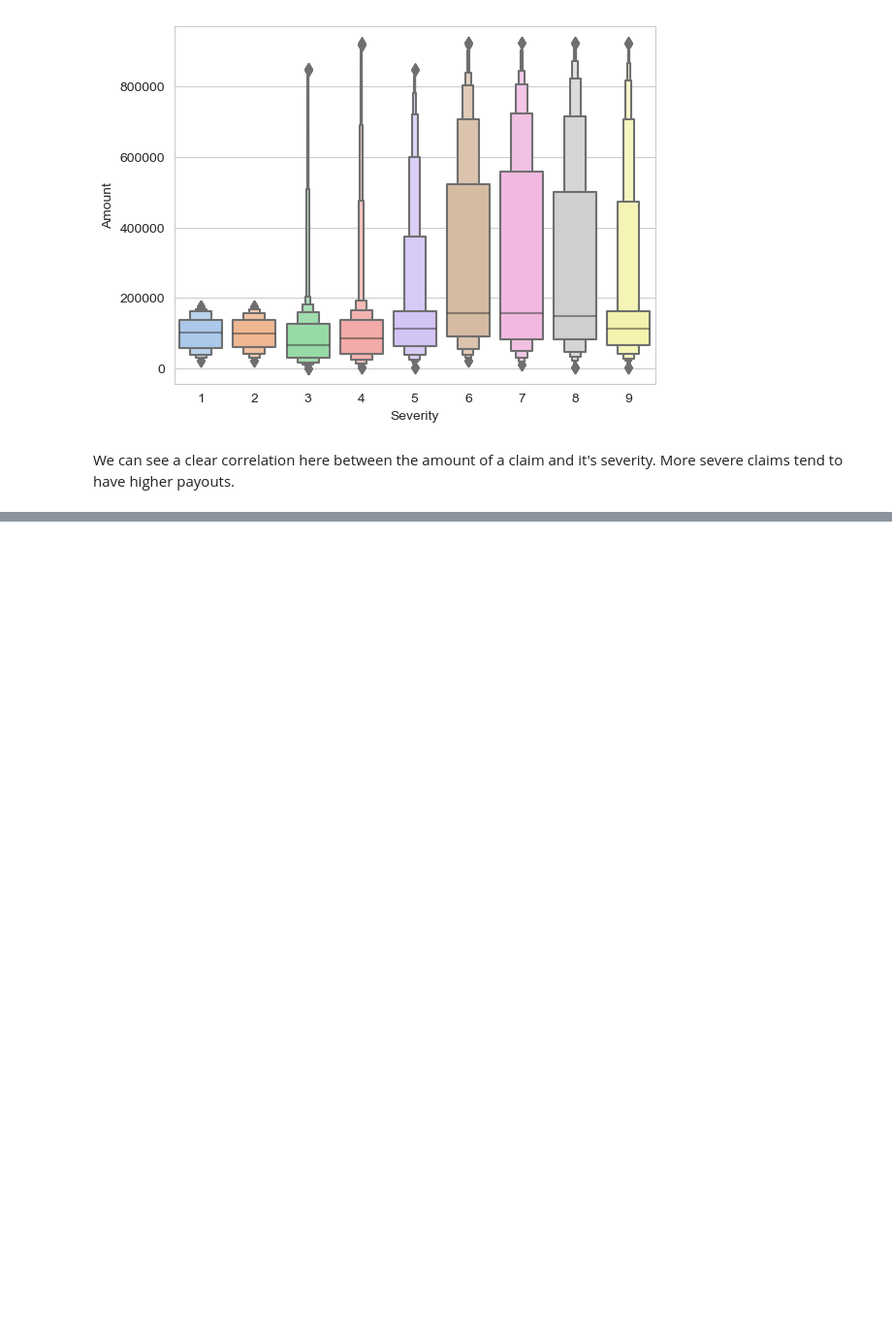
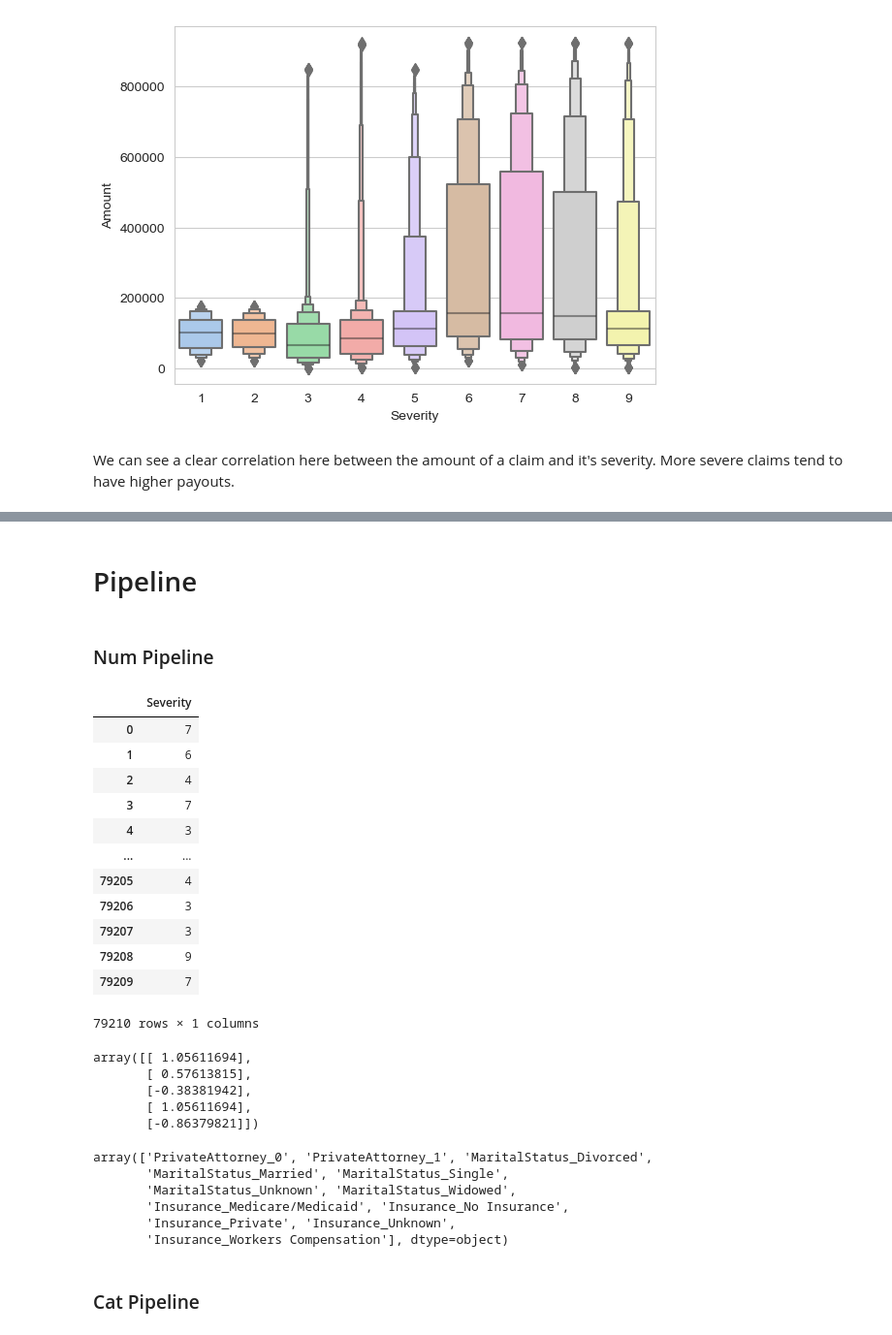
Before and after one commit to schlenkerc18/50-Weeks-50-Projects, a Jupyter notebook: Week 37/MedicalMalpractice.ipynb, the cells around one changed output, grey strips where cells are left out. Shown: that part at 97% size. Drawn from its saved outputs; the diff is of its cells as text; code cells hidden in the pictures; blank space fills up the shorter version.

```diff
--- a/Week 37/MedicalMalpractice.ipynb
+++ b/Week 37/MedicalMalpractice.ipynb
@@ -225,0 +242,49 @@ We can see a clear correlation here between the amount of a claim and it's sever
+# %% [markdown]
+# Pipeline
+# %% [markdown]
+### Num Pipeline
+# %%
+df[['Severity']]
+# %% [output]
+|  | Severity |
+| 0 | 7 |
+| 1 | 6 |
+| 2 | 4 |
+| 3 | 7 |
+| 4 | 3 |
+| ... | ... |
+| 79205 | 4 |
+| 79206 | 3 |
+| 79207 | 3 |
+| 79208 | 9 |
+| 79209 | 7 |
+79210 rows × 1 columns
+# %%
+num_df = df[['Severity']]
+
+num_pipeline = Pipeline([
+    ('scaler', StandardScaler())
+])
+
+num_tr = num_pipeline.fit_transform(num_df)
+num_tr[0:5]
+# %% [output]
+array([[ 1.05611694],
+       [ 0.57613815],
+       [-0.38381942],
+       [ 1.05611694],
+       [-0.86379821]])
+# %%
+one_hot = OneHotEncoder()
+one_hot.fit_transform(df[['PrivateAttorney', 'MaritalStatus', 'Insurance']])
+
+one_hot.get_feature_names_out(['PrivateAttorney', 'MaritalStatus', 'Insurance'])
+# %% [output]
+array(['PrivateAttorney_0', 'PrivateAttorney_1', 'MaritalStatus_Divorced',
+       'MaritalStatus_Married', 'MaritalStatus_Single',
+       'MaritalStatus_Unknown', 'MaritalStatus_Widowed',
+       'Insurance_Medicare/Medicaid', 'Insurance_No Insurance',
+       'Insurance_Private', 'Insurance_Unknown',
+       'Insurance_Workers Compensation'], dtype=object)
+# %% [markdown]
+### Cat Pipeline
```
Also changed, not shown: parts of 13 cells of this notebook.
